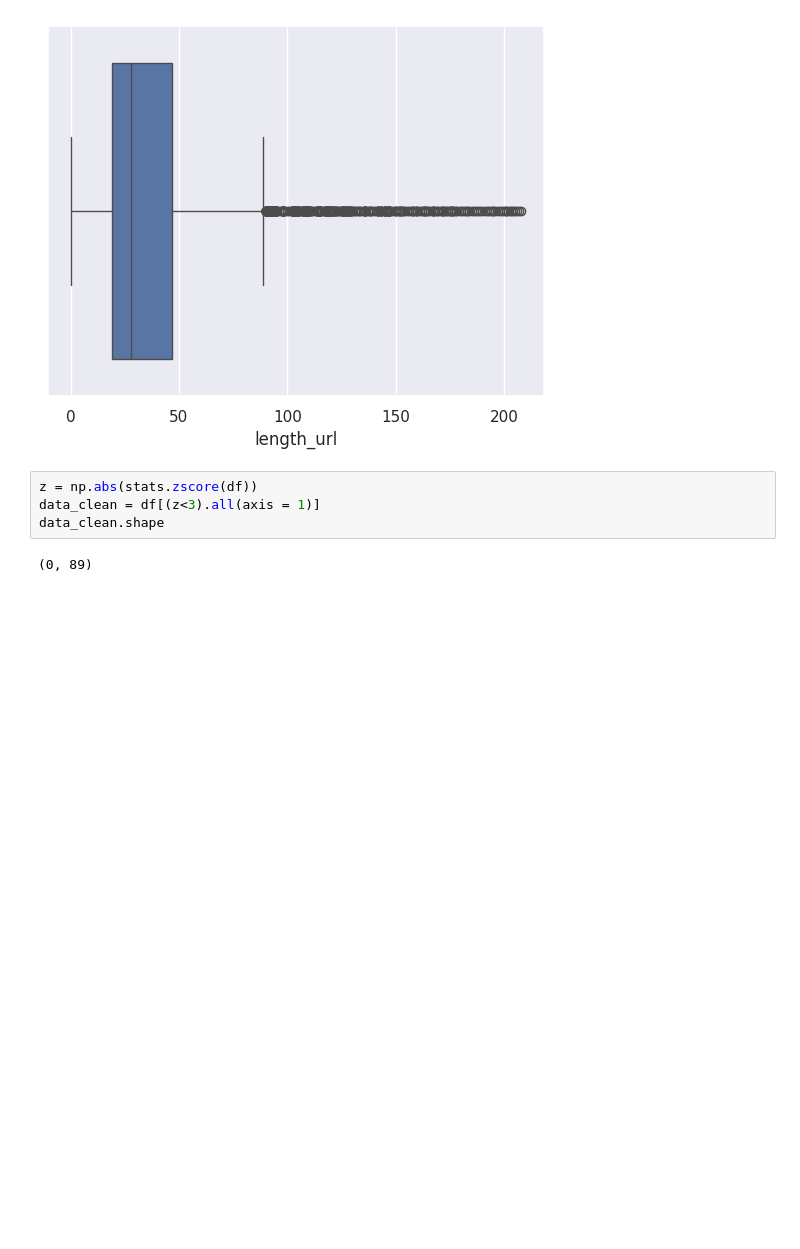
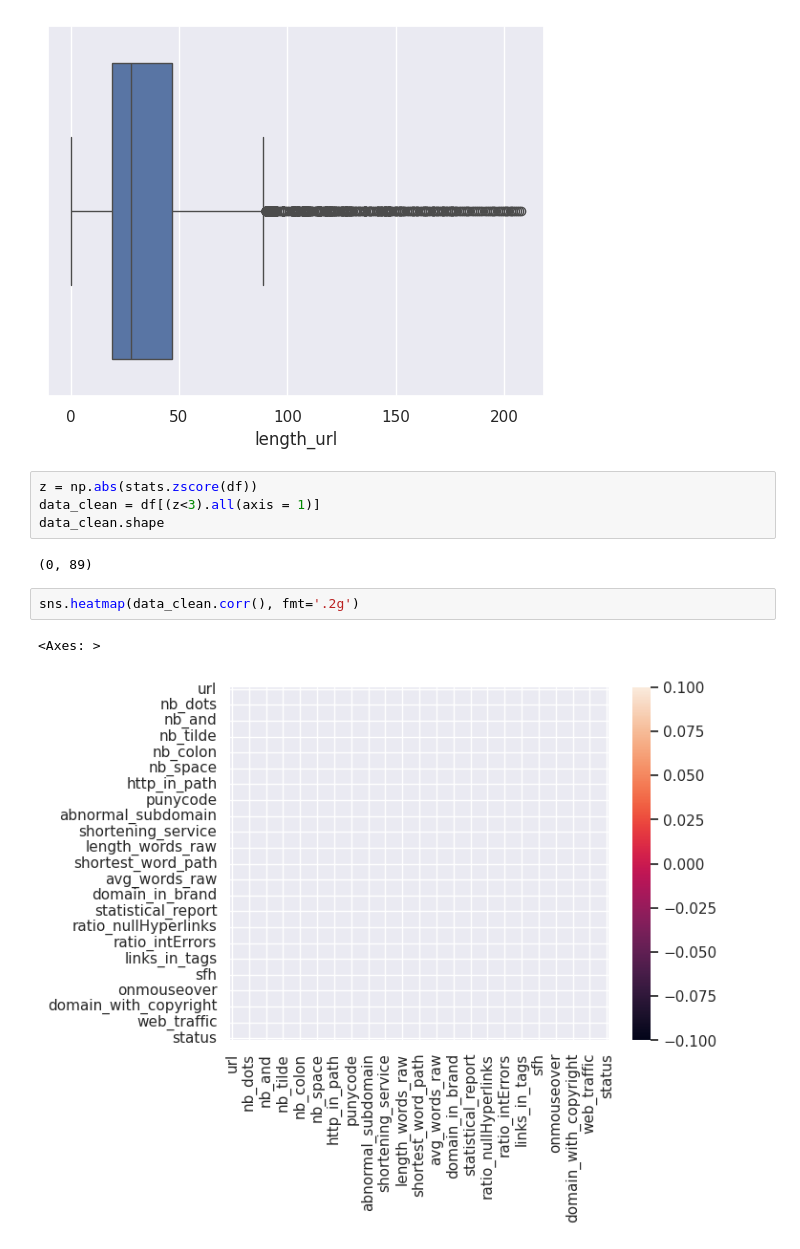
Before and after one commit to Deeksha-R-Kunder/Webpage-Phishing-detection, a Jupyter notebook: project.ipynb, the cells around one changed output. Drawn from its saved outputs; the diff is of its cells as text; blank space fills up the shorter version.

Commit message:
Heatmap Data Correlation

```diff
--- a/project.ipynb
+++ b/project.ipynb
@@ -113,3 +113,8 @@ data_clean = df[(z<3).all(axis = 1)]
 data_clean.shape
 # %% [output]
 (0, 89)
+# %%
+sns.heatmap(data_clean.corr(), fmt='.2g')
+# %% [output]
+<Axes: >
+[figure, added]
```
